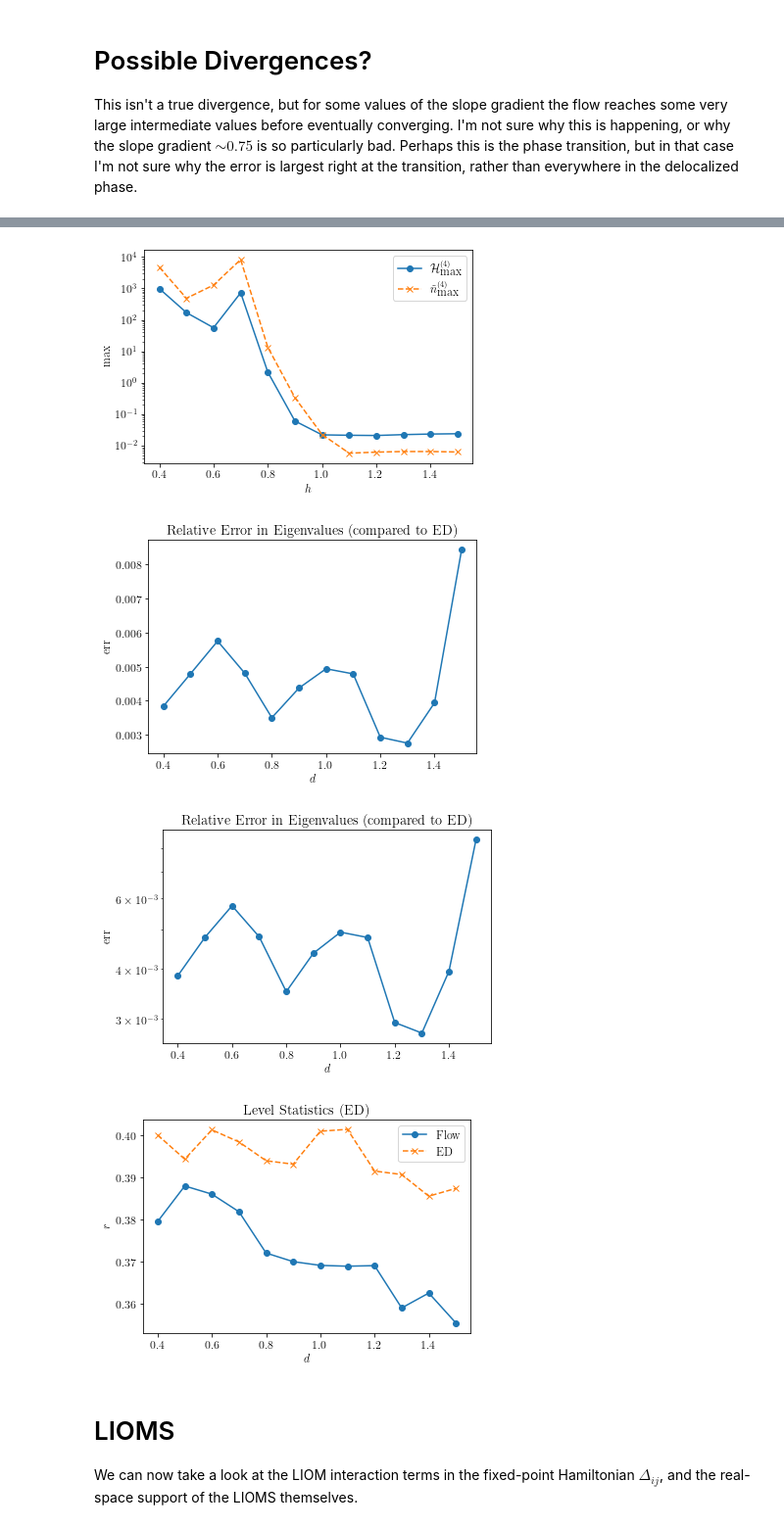
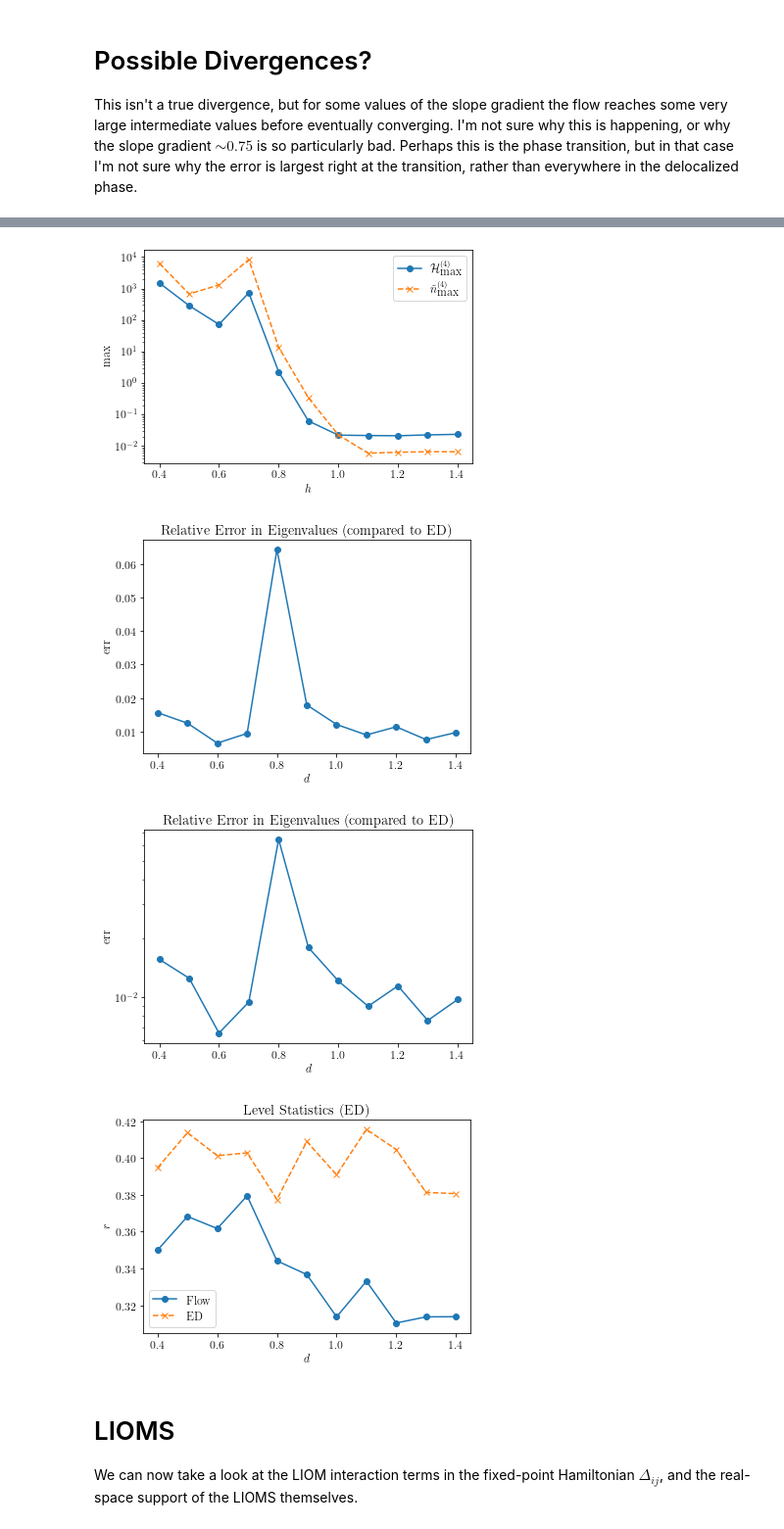
Before and after one commit to sjt48/PyFlow, a Jupyter notebook: flow_plots.ipynb, the cells around one changed output, grey strips where cells are left out. Shown at 98% size. Saved outputs shown, nothing was run; the diff lists cells and outputs as text; code cells hidden in the pictures.

```diff
--- a/flow_plots.ipynb
+++ b/flow_plots.ipynb
@@ -29,7 +29,7 @@ n = 8                           # System size
 delta = 0.1                     # Nearest-neighbour interaction strength
 J = 1.0                         # Nearest-neighbour hopping amplitude
 
-d = 0.50                        # Slope gradient ('disorder strength')
+d = 1.0                         # Slope gradient ('disorder strength')
 norm = False                    # Normal-ordering, can be true or false
 Hflow = True                    # Whether to store the flowing Hamiltonian (true) or generator (false)
                                 # Storing H(l) allows SciPy ODE integration to add extra flow time steps
@@ -60,7 +60,7 @@ if dis_type != 'curved':
 # Get directory name
 nvar = init.namevar(dis_type,dyn,norm,n,LIOM)
 
-with h5py.File('data/%s/tflow-d%.2f-x%.2f-Jz%.2f-p%s.h5' %(nvar,d,x,delta,0),'r') as hf:
+with h5py.File('%s/tflow-d%.2f-x%.2f-Jz%.2f-p%s.h5' %(nvar,d,x,delta,0),'r') as hf:
     flow = np.array(hf.get('flow'))
     dl_list = np.array(hf.get('dl_list'))
 
@@ -166,21 +155,5 @@ We can isolate the diagonal terms of $\mathcal{H}^{(4)}$, i.e. the coefficients
-# %%
-intlist = np.zeros(len(flow))
-for k in range(len(flow)):
-    Hint2 = (flow[k,n**2:n**2+n**4]).reshape(n,n,n,n)
-    HFint = np.zeros(n**2).reshape(n,n)
-    off_diag = []
-    for i in range(n):
-        for j in range(n):
-            HFint[i,j] = Hint2[i,i,j,j]
-            HFint[i,j] += -Hint2[i,j,j,i]
-    intlist[k] = HFint
-
-for i in range(len(flow)):
-    plt.plot(intlist[::,i])
-plt.show()
-plt.close()
 # %%
-list = np.zeros((len(flow),n**2))
+flist = np.zeros((len(flow),n**2))
 l4 = np.sort(flow[-1,2*n**2+n**4:2*n**2+2*n**4])
 print(np.sum([i**2 for i in l4]))
 for k in range(len(flow)):
@@ -190,5 +163,18 @@ for k in range(len(flow)):
         for j in range(n):
             HFint[i,j] = Hint2[i,i,j,j]
             HFint[i,j] += -Hint2[i,j,j,i]
-    list[k] = HFint.reshape(n**2)
+    if k == 0 or k == len(flow)-1:
+        plt.imshow(np.round(HFint,10))
+        plt.colorbar()
+        plt.show()
+        plt.close()
+        print(np.sort(np.abs(np.round(HFint.reshape(n**2),10)))[::-1][0:10])
+    flist[k] = HFint.reshape(n**2)
+plt.plot(dl_list,flist)
+plt.xscale('log')
+plt.title(r'Flow of Diagonal Part of $\mathcal{H}_0^{(4)}$')
+plt.ylabel(r'$[\mathcal{H}_0^{(4)}]_{ij}$')
+plt.xlabel(r'$l$')
+plt.show()
+plt.close()
 # %% [output]
@@ -356,7 +336,7 @@ plt.close()
 
 This isn't a true divergence, but for some values of the slope gradient the flow reaches some very large intermediate values before eventually converging. I'm not sure why this is happening, or why the slope gradient $\sim 0.75$ is so particularly bad. Perhaps this is the phase transition, but in that case I'm not sure why the error is largest right at the transition, rather than everywhere in the delocalized phase.
 # %%
-dis = [0.4+0.1*i for i in range(12)]
+dis = [0.4+0.1*i for i in range(11)]
 n = 12
 # Get directory name
 nvar = init.namevar(dis_type,dyn,norm,n,LIOM)
@@ -370,7 +350,7 @@ rlist = np.zeros((len(dis),2))
 
 count = 0
 for d in dis:
-    with h5py.File('data/%s/tflow-d%.2f-x%.2f-Jz%.2f-p%s.h5' %(nvar,d,x,delta,0),'r') as hf:
+    with h5py.File('%s/tflow-d%.2f-x%.2f-Jz%.2f-p%s.h5' %(nvar,d,x,delta,0),'r') as hf:
         flow = np.array(hf.get('flow'))
         err = np.array(hf.get('err'))
         r = np.array(hf.get('lsr'))
@@ -433,7 +413,7 @@ plt.close()
-[figure, old version]
+[figure, new version]
-[figure, old version]
+[figure, new version]
-[figure, old version]
+[figure, new version]
-[figure, old version]
+[figure, new version]
 # %% [markdown]
 # LIOMS
 
```
Also changed, not shown: parts of 17 cells of this notebook, 5 other files.
